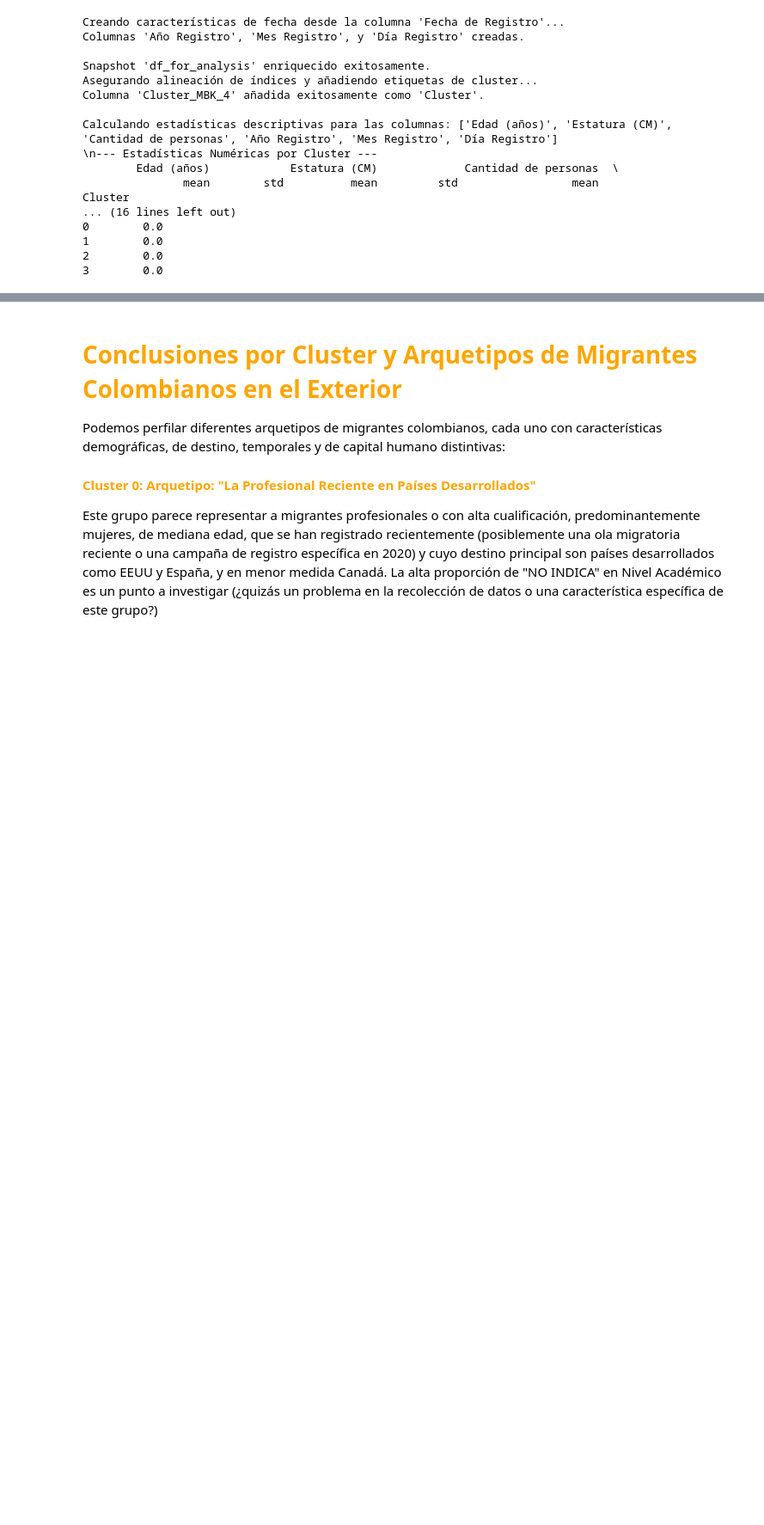
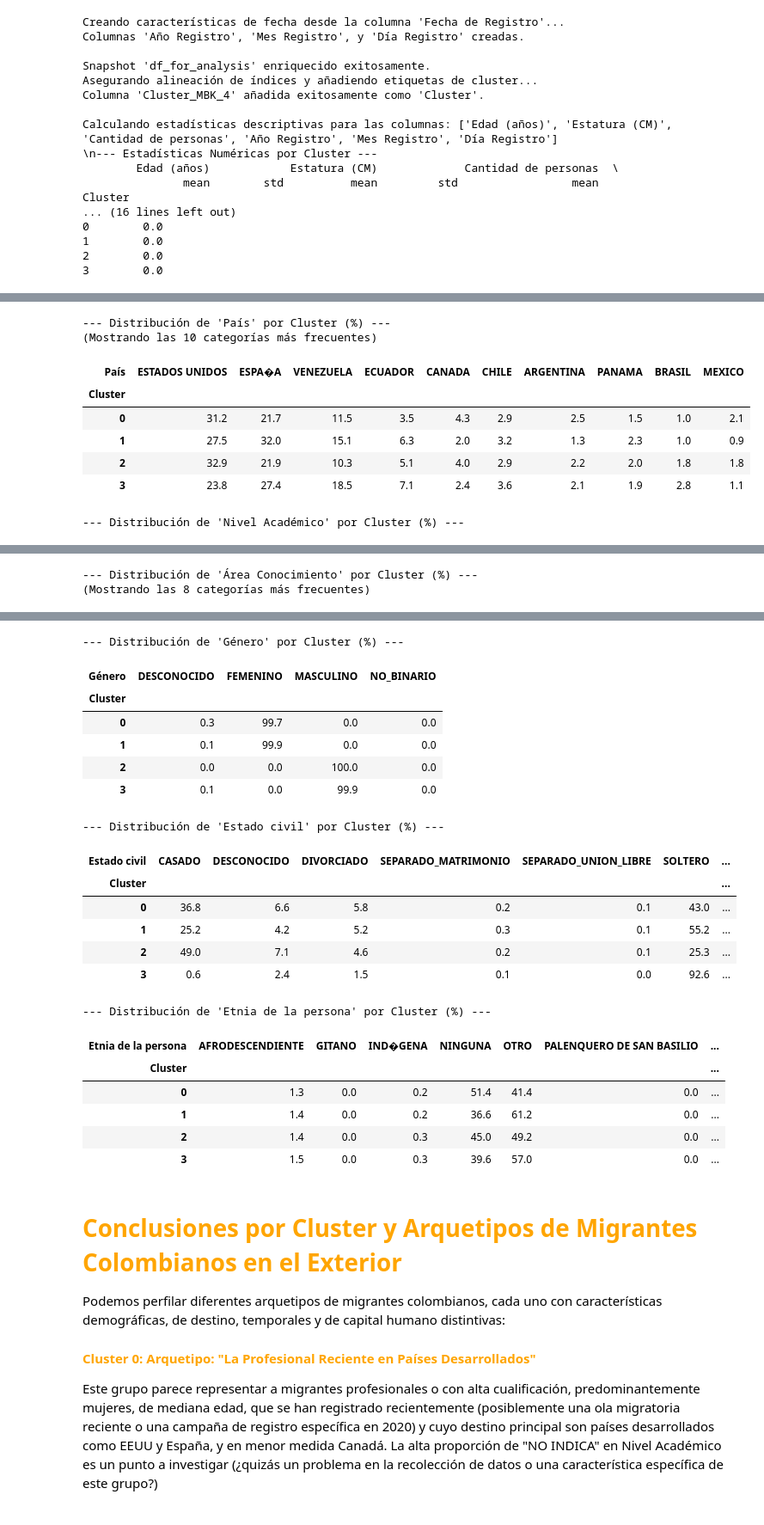
Before and after one commit to jhongaleano09/colombian-diaspora-analysis, a Jupyter notebook: notebooks/1.0-EDA_and_Prototyping.ipynb, the cells around one changed output, grey strips where cells are left out. Shown at 86% size. Saved outputs shown, nothing was run; the diff lists cells and outputs as text; code cells hidden in the pictures; blank space fills up the shorter version.

Commit message:
Se validan los clusters y sus representaciones sobre diferentes categorias, nivel academico, lugar, edad, region, etc

```diff
--- a/notebooks/1.0-EDA_and_Prototyping.ipynb
+++ b/notebooks/1.0-EDA_and_Prototyping.ipynb
@@ -761,0 +729,31 @@ dist_etnia.round(1)
+# %%
+
+from src.clustering_analysis import display_categorical_distribution_by_cluster
+
+# Definir las características a analizar y el número de categorías top a mostrar para cada una
+features_to_analyze = {
+    'País': 10,
+    'Nivel Académico': None,  # None para mostrar todas las categorías
+    'Área Conocimiento': 8,
+    'Género': None,
+    'Estado civil': None,
+    'Etnia de la persona': None
+}
+
+# Iterar y mostrar la distribución para cada característica
+for feature, top_n_val in features_to_analyze.items():
+    display_categorical_distribution_by_cluster(
+        df=df_with_clusters,
+        target_col=feature,
+        top_n=top_n_val
+    )
+# %% [output]
+--- Distribución de 'País' por Cluster (%) ---
+(Mostrando las 10 categorías más frecuentes)
+| País | ESTADOS UNIDOS | ESPA�A | VENEZUELA | ECUADOR | CANADA | CHILE | ARGENTINA | PANAMA | BRASIL | MEXICO |
+| Cluster |  |  |  |  |  |  |  |  |  |  |
+| 0 | 31.2 | 21.7 | 11.5 | 3.5 | 4.3 | 2.9 | 2.5 | 1.5 | 1.0 | 2.1 |
+| 1 | 27.5 | 32.0 | 15.1 | 6.3 | 2.0 | 3.2 | 1.3 | 2.3 | 1.0 | 0.9 |
+| 2 | 32.9 | 21.9 | 10.3 | 5.1 | 4.0 | 2.9 | 2.2 | 2.0 | 1.8 | 1.8 |
+| 3 | 23.8 | 27.4 | 18.5 | 7.1 | 2.4 | 3.6 | 2.1 | 1.9 | 2.8 | 1.1 |
+--- Distribución de 'Nivel Académico' por Cluster (%) ---
@@ -761,0 +766,2 @@ dist_etnia.round(1)
+--- Distribución de 'Área Conocimiento' por Cluster (%) ---
+(Mostrando las 8 categorías más frecuentes)
@@ -762,3 +774,24 @@ dist_etnia.round(1)
+--- Distribución de 'Género' por Cluster (%) ---
+| Género | DESCONOCIDO | FEMENINO | MASCULINO | NO_BINARIO |
+| Cluster |  |  |  |  |
+| 0 | 0.3 | 99.7 | 0.0 | 0.0 |
+| 1 | 0.1 | 99.9 | 0.0 | 0.0 |
+| 2 | 0.0 | 0.0 | 100.0 | 0.0 |
+| 3 | 0.1 | 0.0 | 99.9 | 0.0 |
+--- Distribución de 'Estado civil' por Cluster (%) ---
+| Estado civil | CASADO | DESCONOCIDO | DIVORCIADO | SEPARADO_MATRIMONIO | SEPARADO_UNION_LIBRE | SOLTERO | ... |
+| Cluster |  |  |  |  |  |  | ... |
+| 0 | 36.8 | 6.6 | 5.8 | 0.2 | 0.1 | 43.0 | ... |
+| 1 | 25.2 | 4.2 | 5.2 | 0.3 | 0.1 | 55.2 | ... |
+| 2 | 49.0 | 7.1 | 4.6 | 0.2 | 0.1 | 25.3 | ... |
+| 3 | 0.6 | 2.4 | 1.5 | 0.1 | 0.0 | 92.6 | ... |
+--- Distribución de 'Etnia de la persona' por Cluster (%) ---
+| Etnia de la persona | AFRODESCENDIENTE | GITANO | IND�GENA | NINGUNA | OTRO | PALENQUERO DE SAN BASILIO | ... |
+| Cluster |  |  |  |  |  |  | ... |
+| 0 | 1.3 | 0.0 | 0.2 | 51.4 | 41.4 | 0.0 | ... |
+| 1 | 1.4 | 0.0 | 0.2 | 36.6 | 61.2 | 0.0 | ... |
+| 2 | 1.4 | 0.0 | 0.3 | 45.0 | 49.2 | 0.0 | ... |
+| 3 | 1.5 | 0.0 | 0.3 | 39.6 | 57.0 | 0.0 | ... |
 # %% [markdown]
 <font color="orange">
 
```
Also changed, not shown: parts of 11 cells of this notebook, 1 other file.
